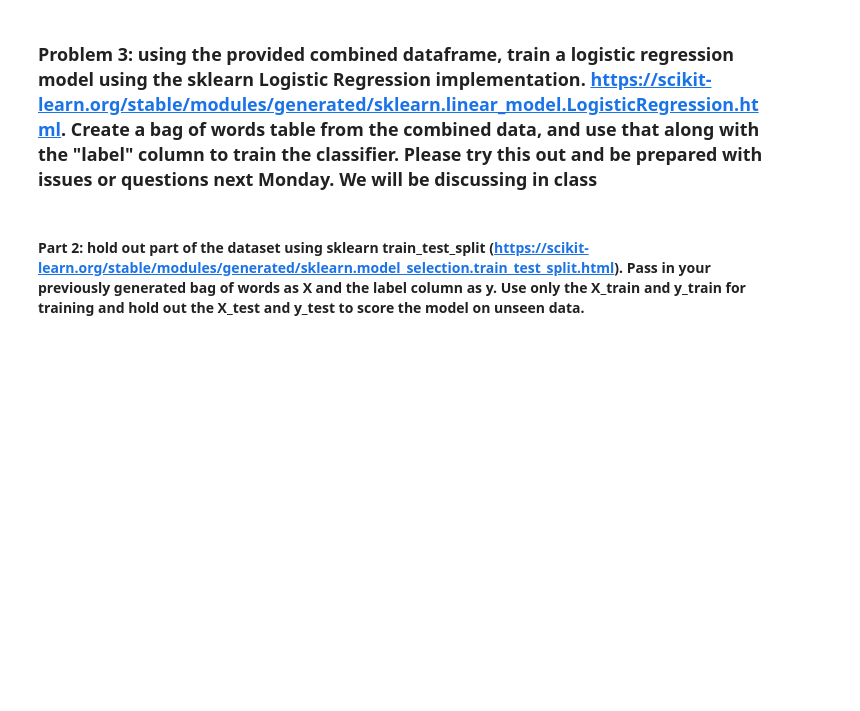
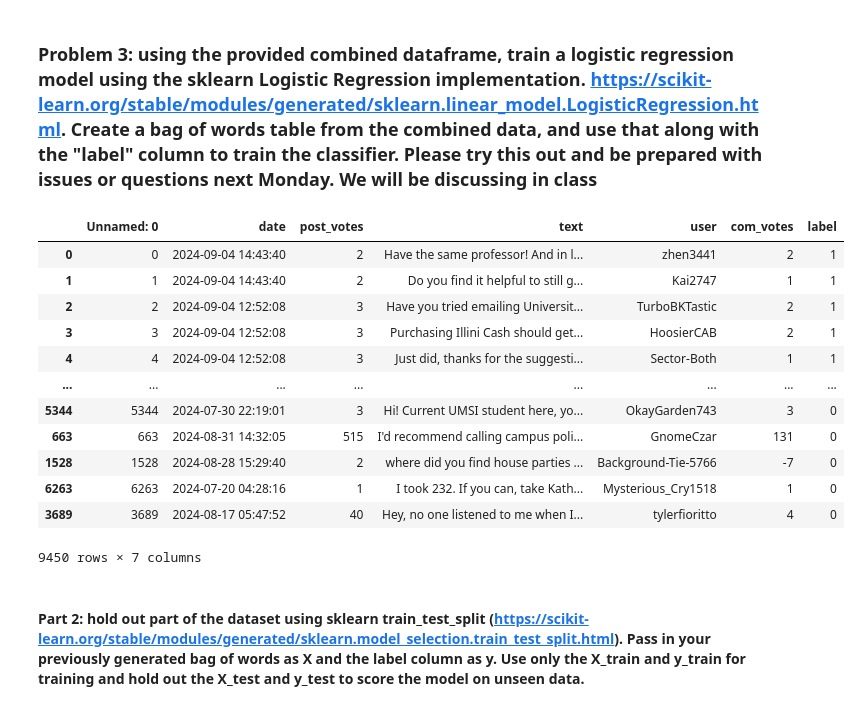
Before and after one commit to saysay2/project1-counting-words, a Jupyter notebook: project1.ipynb, the cells around one changed output. Cells and saved outputs as stored; diff of their text form; code cells hidden in the pictures; blank space fills up the shorter version.

```diff
--- a/project1.ipynb
+++ b/project1.ipynb
@@ -459,6 +454,22 @@ mich['label']=0
 
 #you will be working with the data csv for the rest of the question
 data=pd.concat([uiuc,mich])
+# %%
+data
+# %% [output]
+|  | Unnamed: 0 | date | post_votes | text | user | com_votes | label |
+| 0 | 0 | 2024-09-04 14:43:40 | 2 | Have the same professor! And in l... | zhen3441 | 2 | 1 |
+| 1 | 1 | 2024-09-04 14:43:40 | 2 | Do you find it helpful to still g... | Kai2747 | 1 | 1 |
+| 2 | 2 | 2024-09-04 12:52:08 | 3 | Have you tried emailing Universit... | TurboBKTastic | 2 | 1 |
+| 3 | 3 | 2024-09-04 12:52:08 | 3 | Purchasing Illini Cash should get... | HoosierCAB | 2 | 1 |
+| 4 | 4 | 2024-09-04 12:52:08 | 3 | Just did, thanks for the suggesti... | Sector-Both | 1 | 1 |
+| ... | ... | ... | ... | ... | ... | ... | ... |
+| 5344 | 5344 | 2024-07-30 22:19:01 | 3 | Hi! Current UMSI student here, yo... | OkayGarden743 | 3 | 0 |
+| 663 | 663 | 2024-08-31 14:32:05 | 515 | I'd recommend calling campus poli... | GnomeCzar | 131 | 0 |
+| 1528 | 1528 | 2024-08-28 15:29:40 | 2 | where did you find house parties ... | Background-Tie-5766 | -7 | 0 |
+| 6263 | 6263 | 2024-07-20 04:28:16 | 1 | I took 232. If you can, take Kath... | Mysterious_Cry1518 | 1 | 0 |
+| 3689 | 3689 | 2024-08-17 05:47:52 | 40 | Hey, no one listened to me when I... | tylerfioritto | 4 | 0 |
+9450 rows × 7 columns
 # %%
 #clean and lemmatize the data csv
 # %%
```
Also changed, not shown: parts of 3 cells of this notebook.
